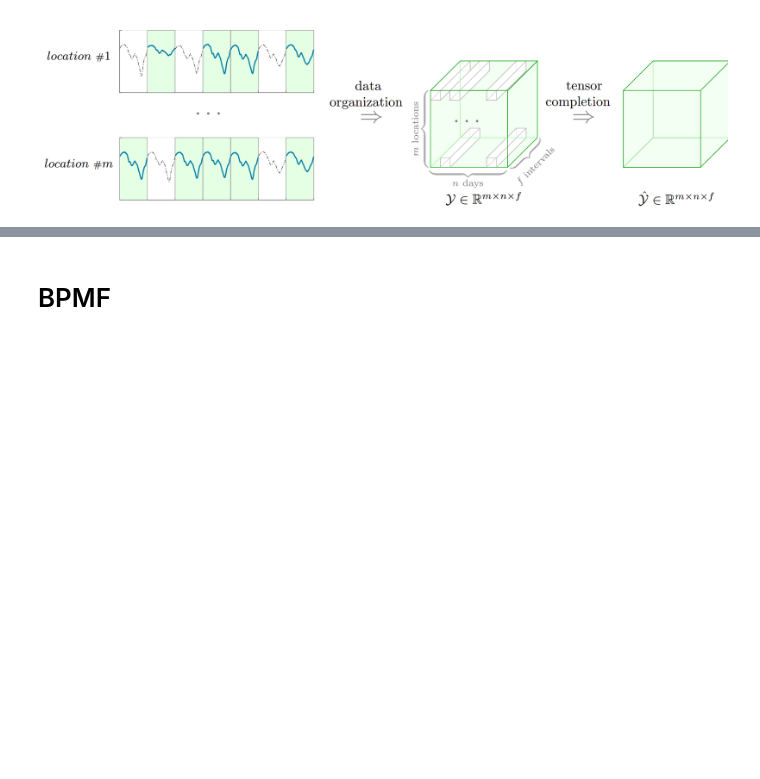
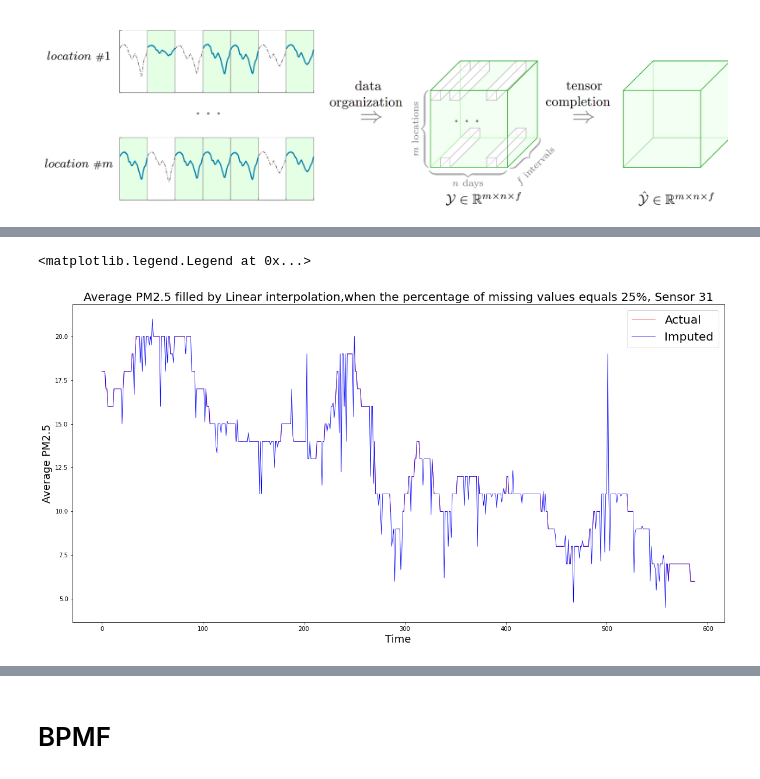
Before and after one commit to TEAM-IMT/air-polution-sensor, a Jupyter notebook: Transdim.ipynb, the cells around one changed output, grey strips where cells are left out. Cells and saved outputs as stored; diff of their text form; code cells hidden in the pictures; blank space fills up the shorter version.

```diff
--- a/Transdim.ipynb
+++ b/Transdim.ipynb
@@ -83,3 +141,19 @@ aux.shape
+# %%
+LI = aux.interpolate(method='linear')
+# %%
+#sensor 31-33-34
+fig, ax = plt.subplots(figsize=(20,10))
+plt.plot(aux.T['sensor31'], 'r', label='Actual', linewidth=0.8)
+plt.plot(LI.T['sensor31'], 'b', label='Imputed', linewidth=0.8)
+plt.title('Average PM2.5 filled by Linear interpolation,when the percentage of missing values equals 25%, Sensor 31', size=20)
+#plt.title('Original average PM2.5 with a percentaje of missing values equals 25%, Sensor 31', size=20)
+plt.xlabel('Time',size=18)
+plt.ylabel('Average PM2.5',size=18)
+#plt.legend(['Actual', 'Imputed'], fontsize=20)
+plt.legend(fontsize=20)
+# %% [output]
+<matplotlib.legend.Legend at 0x...>
+[figure, added]
 # %%
 f = 25 # window of the time series
 outTensor = np.array([]).reshape(aux.shape[0], 0, f)
```
Also changed, not shown: parts of 42 cells of this notebook, 1 other file.
